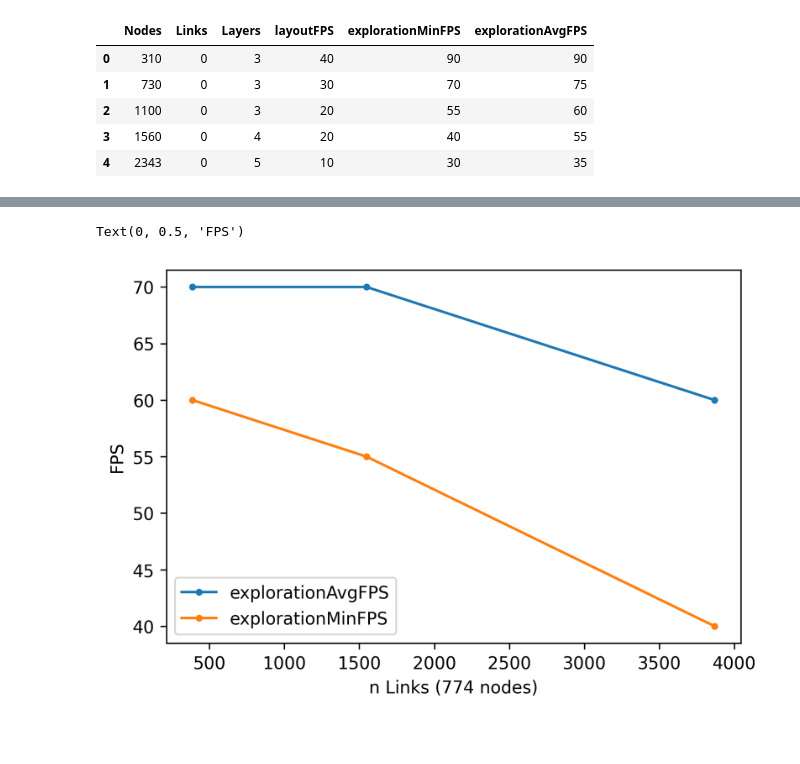
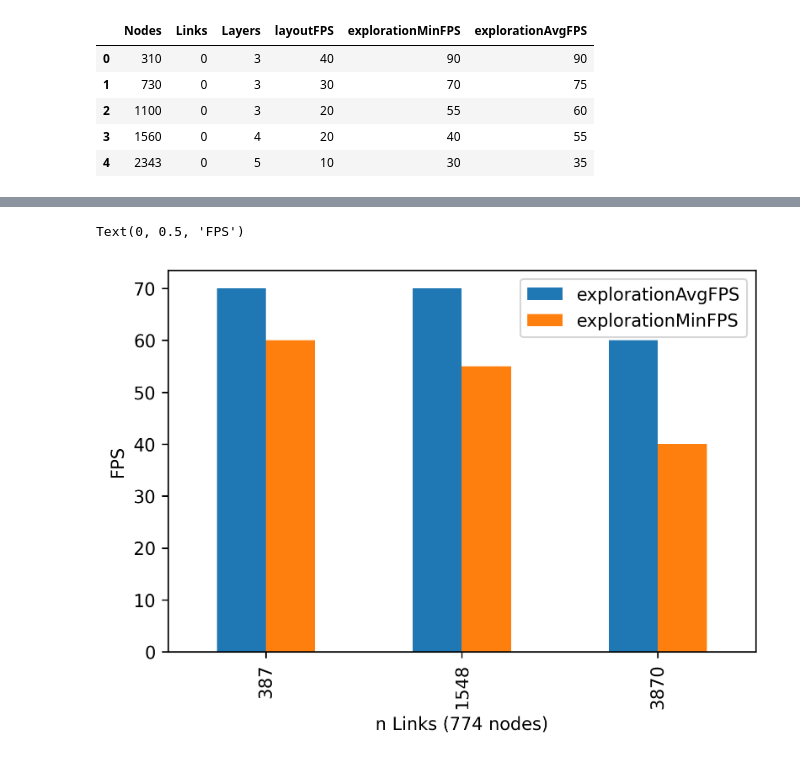
Before and after one commit to Emanum/3DmultilayerGraphThesis, a Jupyter notebook: jupyterNotebook/performancePlots.ipynb, the cells around one changed output, grey strips where cells are left out. Cells and saved outputs as stored; diff of their text form; code cells hidden in the pictures; blank space fills up the shorter version.

```diff
--- a/jupyterNotebook/performancePlots.ipynb
+++ b/jupyterNotebook/performancePlots.ipynb
@@ -41,11 +41,11 @@ Text(0, 0.5, 'FPS')
 # %%
 LinkPerformance = data[data["Nodes"]==774]
 LinkPerformance
 
 
-ax = LinkPerformance.plot(x='Links', y=['explorationAvgFPS','explorationMinFPS'], marker='.')
+ax = LinkPerformance.plot.bar(x='Links', y=['explorationAvgFPS','explorationMinFPS'])
 ax.set_xlabel("n Links (774 nodes)")
 ax.set_ylabel("FPS")
 # %% [output]
 Text(0, 0.5, 'FPS')
-[figure, old version]
+[figure, new version]
```
Also changed, not shown: parts of 1 cell of this notebook, 3 other files.
